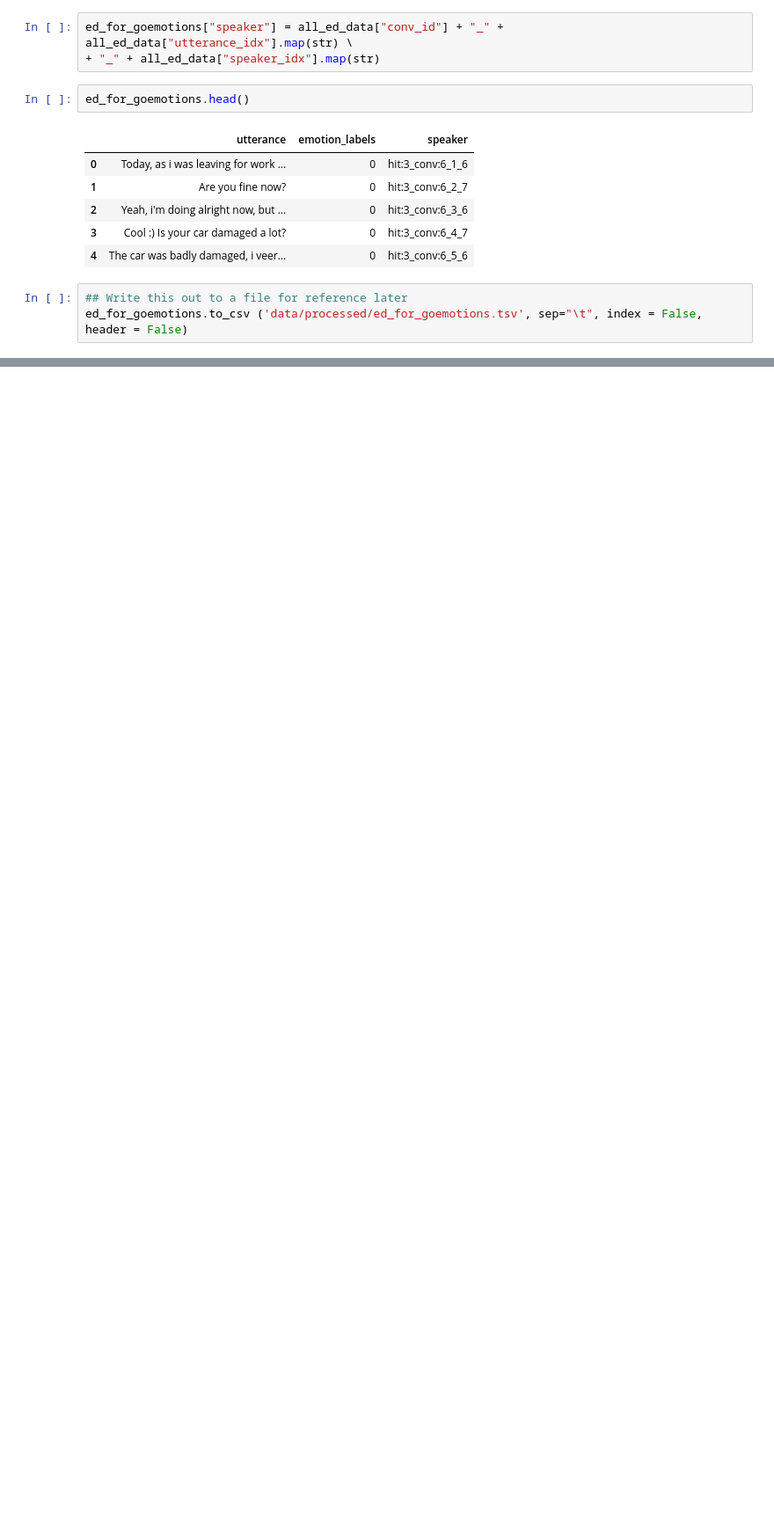
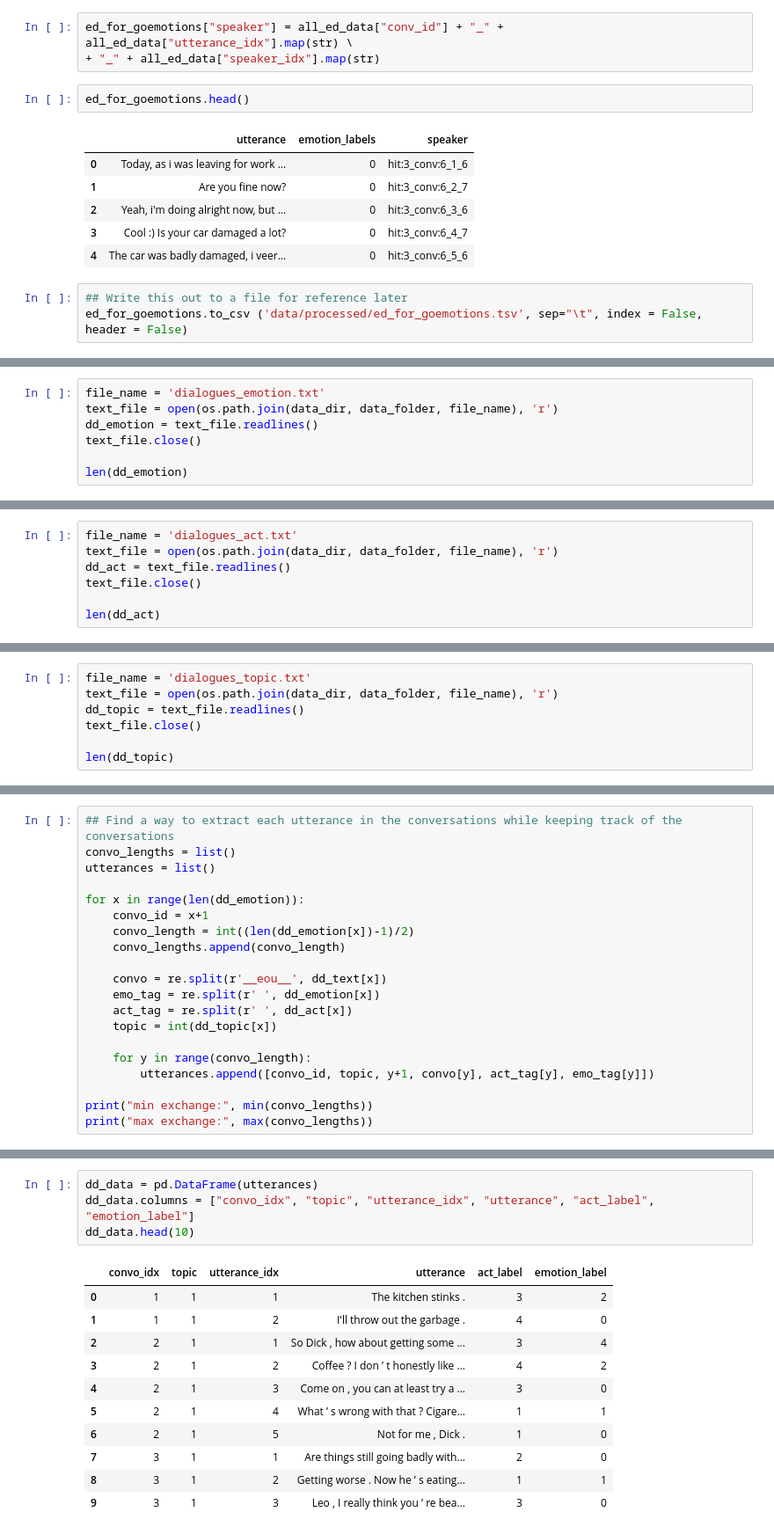
Before and after one commit to evelynyou/w266_project, a Jupyter notebook: exploration.ipynb, the cells around one changed output, grey strips where cells are left out. Shown: that part at 88% size. Cells and saved outputs as stored; diff of their text form; blank space fills up the shorter version.

```diff
--- a/exploration.ipynb
+++ b/exploration.ipynb
@@ -292,0 +361,7 @@ ed_for_goemotions.to_csv ('data/processed/ed_for_goemotions.tsv', sep="\t", inde
+# %%
+file_name = 'dialogues_emotion.txt'
+text_file = open(os.path.join(data_dir, data_folder, file_name), 'r')
+dd_emotion = text_file.readlines()
+text_file.close()
+
+len(dd_emotion)
@@ -292,0 +370,7 @@ ed_for_goemotions.to_csv ('data/processed/ed_for_goemotions.tsv', sep="\t", inde
+# %%
+file_name = 'dialogues_act.txt'
+text_file = open(os.path.join(data_dir, data_folder, file_name), 'r')
+dd_act = text_file.readlines()
+text_file.close()
+
+len(dd_act)
@@ -292,0 +379,7 @@ ed_for_goemotions.to_csv ('data/processed/ed_for_goemotions.tsv', sep="\t", inde
+# %%
+file_name = 'dialogues_topic.txt'
+text_file = open(os.path.join(data_dir, data_folder, file_name), 'r')
+dd_topic = text_file.readlines()
+text_file.close()
+
+len(dd_topic)
@@ -292,0 +388,20 @@ ed_for_goemotions.to_csv ('data/processed/ed_for_goemotions.tsv', sep="\t", inde
+# %%
+## Find a way to extract each utterance in the conversations while keeping track of the conversations
+convo_lengths = list()
+utterances = list()
+
+for x in range(len(dd_emotion)):
+    convo_id = x+1
+    convo_length = int((len(dd_emotion[x])-1)/2)
+    convo_lengths.append(convo_length)
+
+    convo = re.split(r'__eou__', dd_text[x])
+    emo_tag = re.split(r' ', dd_emotion[x])
+    act_tag = re.split(r' ', dd_act[x])
+    topic = int(dd_topic[x])
+
+    for y in range(convo_length):
+        utterances.append([convo_id, topic, y+1, convo[y], act_tag[y], emo_tag[y]])
+
+print("min exchange:", min(convo_lengths))
+print("max exchange:", max(convo_lengths))
@@ -292,0 +411,16 @@ ed_for_goemotions.to_csv ('data/processed/ed_for_goemotions.tsv', sep="\t", inde
+# %%
+dd_data = pd.DataFrame(utterances)
+dd_data.columns = ["convo_idx", "topic", "utterance_idx", "utterance", "act_label", "emotion_label"]
+dd_data.head(10)
+# %% [output]
+|  | convo_idx | topic | utterance_idx | utterance | act_label | emotion_label |
+| 0 | 1 | 1 | 1 | The kitchen stinks . | 3 | 2 |
+| 1 | 1 | 1 | 2 | I'll throw out the garbage . | 4 | 0 |
+| 2 | 2 | 1 | 1 | So Dick , how about getting some ... | 3 | 4 |
+| 3 | 2 | 1 | 2 | Coffee ? I don ’ t honestly like ... | 4 | 2 |
+| 4 | 2 | 1 | 3 | Come on , you can at least try a ... | 3 | 0 |
+| 5 | 2 | 1 | 4 | What ’ s wrong with that ? Cigare... | 1 | 1 |
+| 6 | 2 | 1 | 5 | Not for me , Dick . | 1 | 0 |
+| 7 | 3 | 1 | 1 | Are things still going badly with... | 2 | 0 |
+| 8 | 3 | 1 | 2 | Getting worse . Now he ’ s eating... | 1 | 1 |
+| 9 | 3 | 1 | 3 | Leo , I really think you ’ re bea... | 3 | 0 |
```
Also changed, not shown: parts of 19 cells of this notebook.
